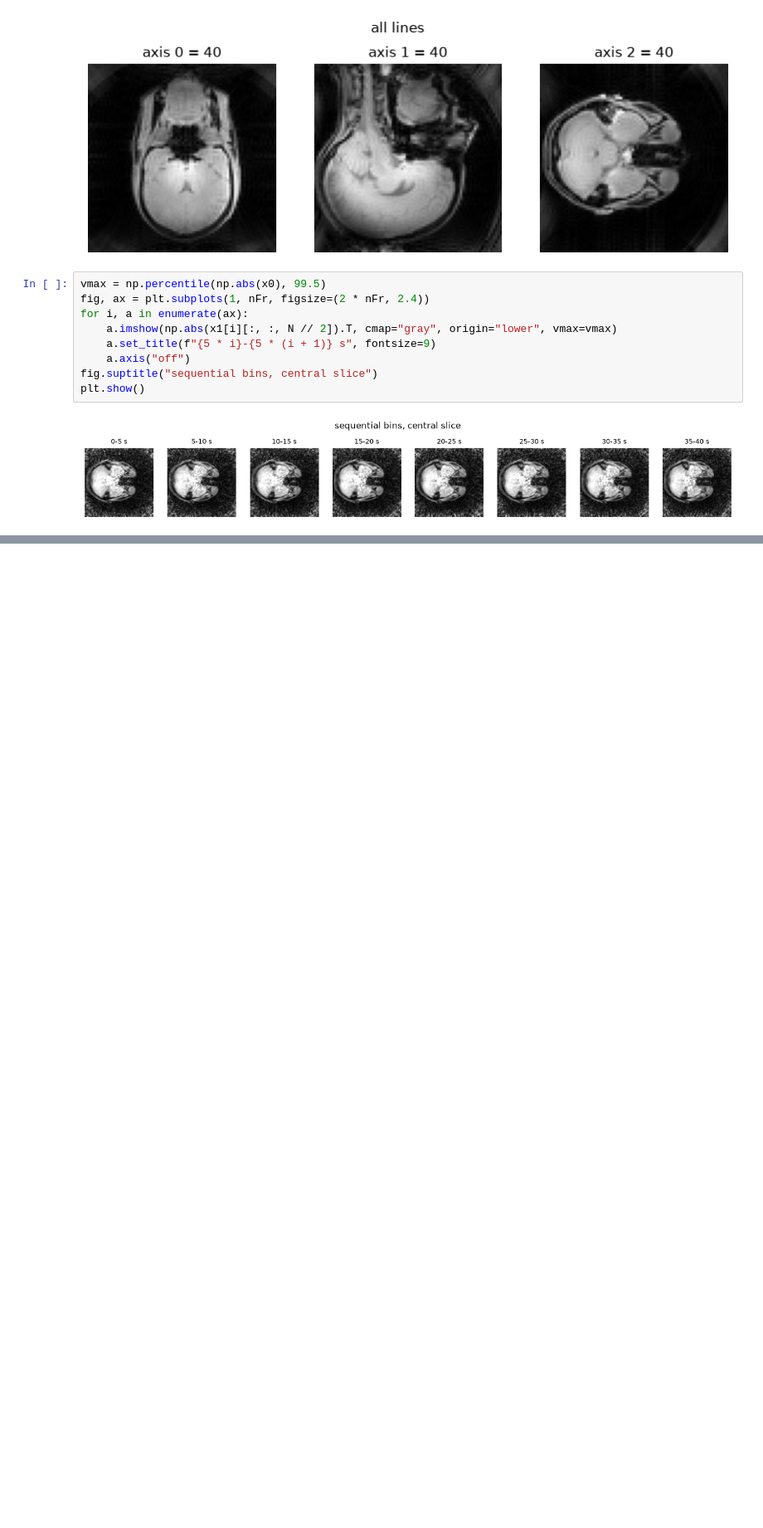
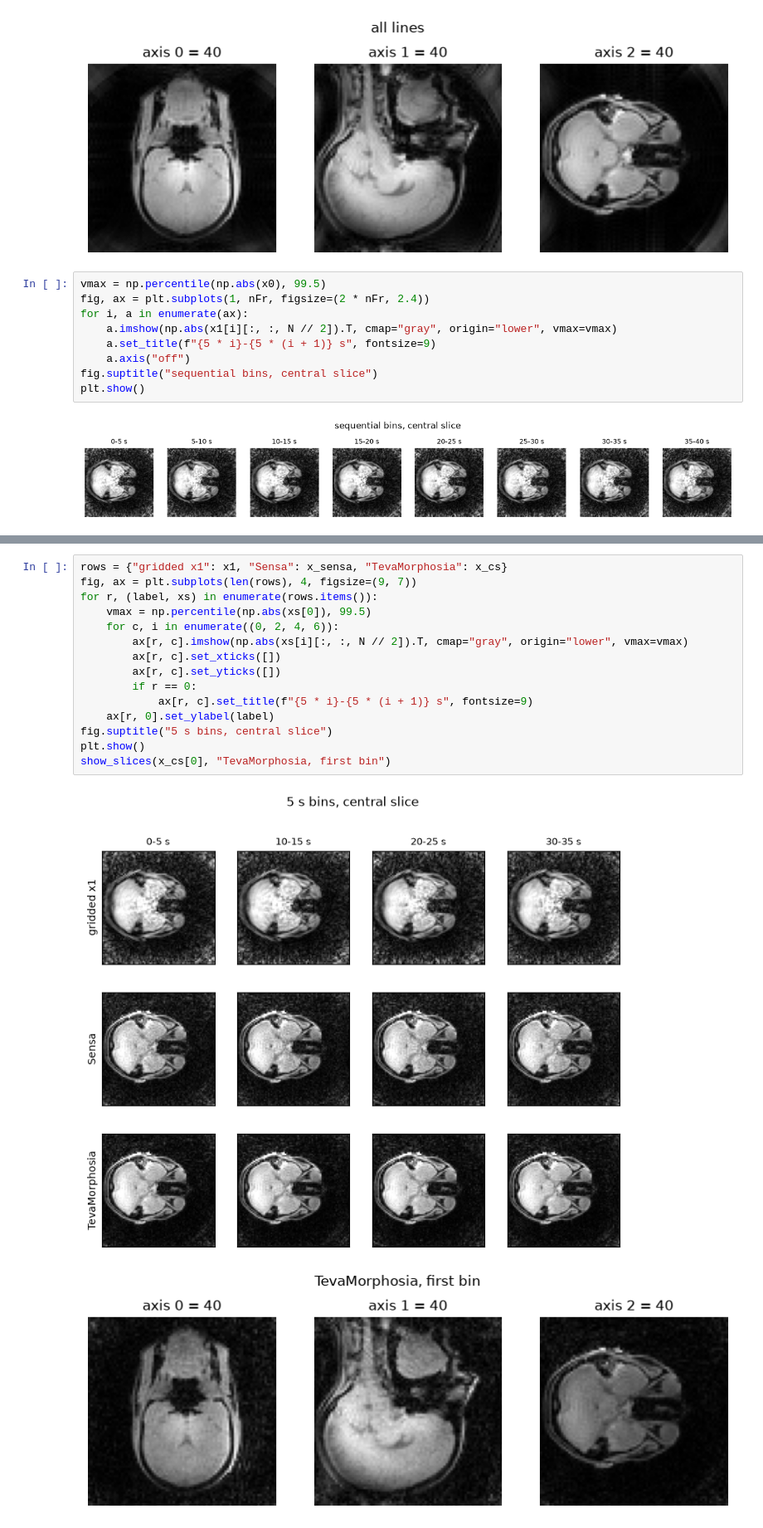
Before and after one commit to MattechLab/monalisa-python, a Jupyter notebook: examples/tutorial_1/tutorial_1.ipynb, the cells around one changed output, grey strips where cells are left out. Shown at 83% size. Saved outputs shown, nothing was run; the diff lists cells and outputs as text; blank space fills up the shorter version.

```diff
--- a/examples/tutorial_1/tutorial_1.ipynb
+++ b/examples/tutorial_1/tutorial_1.ipynb
@@ -289,3 +344,21 @@ plt.show()
+# %%
+rows = {"gridded x1": x1, "Sensa": x_sensa, "TevaMorphosia": x_cs}
+fig, ax = plt.subplots(len(rows), 4, figsize=(9, 7))
+for r, (label, xs) in enumerate(rows.items()):
+    vmax = np.percentile(np.abs(xs[0]), 99.5)
+    for c, i in enumerate((0, 2, 4, 6)):
+        ax[r, c].imshow(np.abs(xs[i][:, :, N // 2]).T, cmap="gray", origin="lower", vmax=vmax)
+        ax[r, c].set_xticks([])
+        ax[r, c].set_yticks([])
+        if r == 0:
+            ax[r, c].set_title(f"{5 * i}-{5 * (i + 1)} s", fontsize=9)
+    ax[r, 0].set_ylabel(label)
+fig.suptitle("5 s bins, central slice")
+plt.show()
+show_slices(x_cs[0], "TevaMorphosia, first bin")
+# %% [output]
+[figure, added]
+[figure, added]
 # %% [markdown]
 ## Reading the results later
 
```
Also changed, not shown: parts of 7 cells of this notebook, 4 other files.
